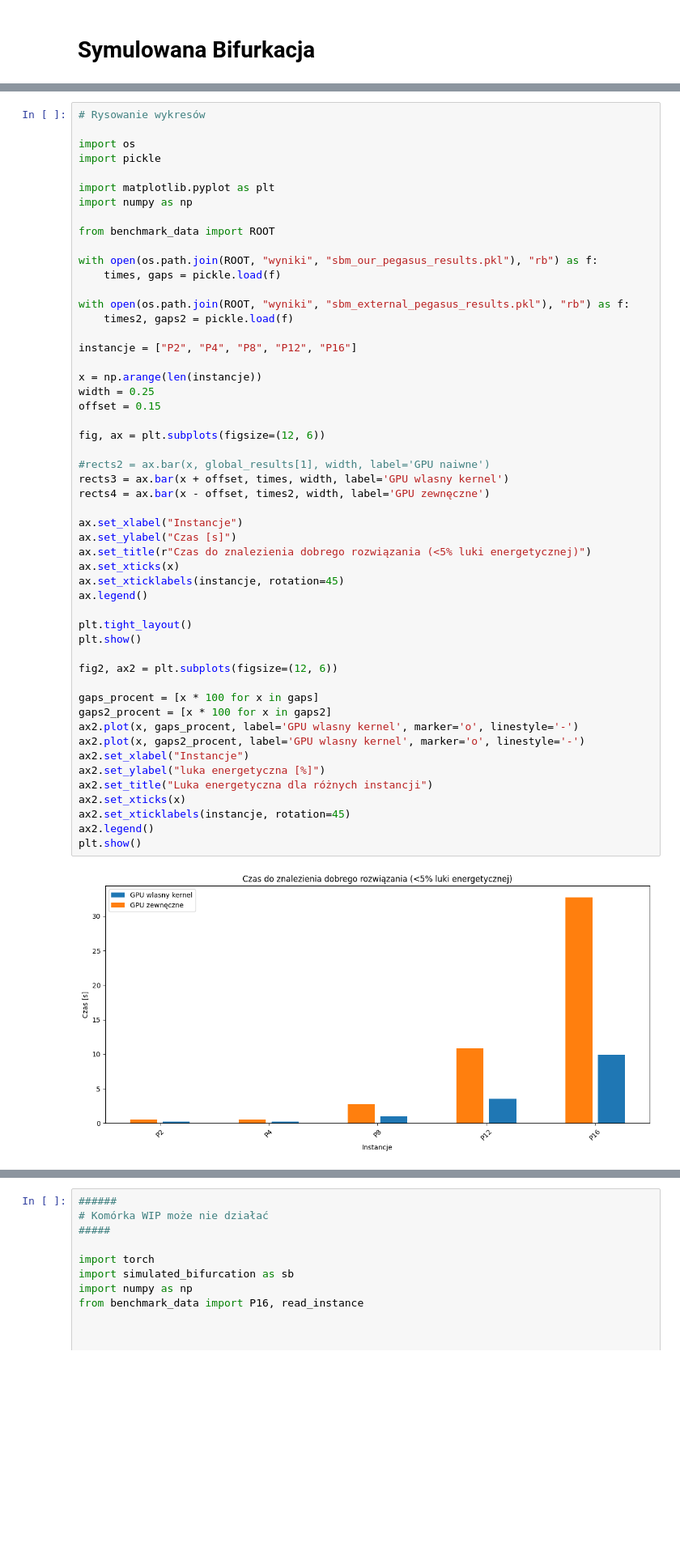
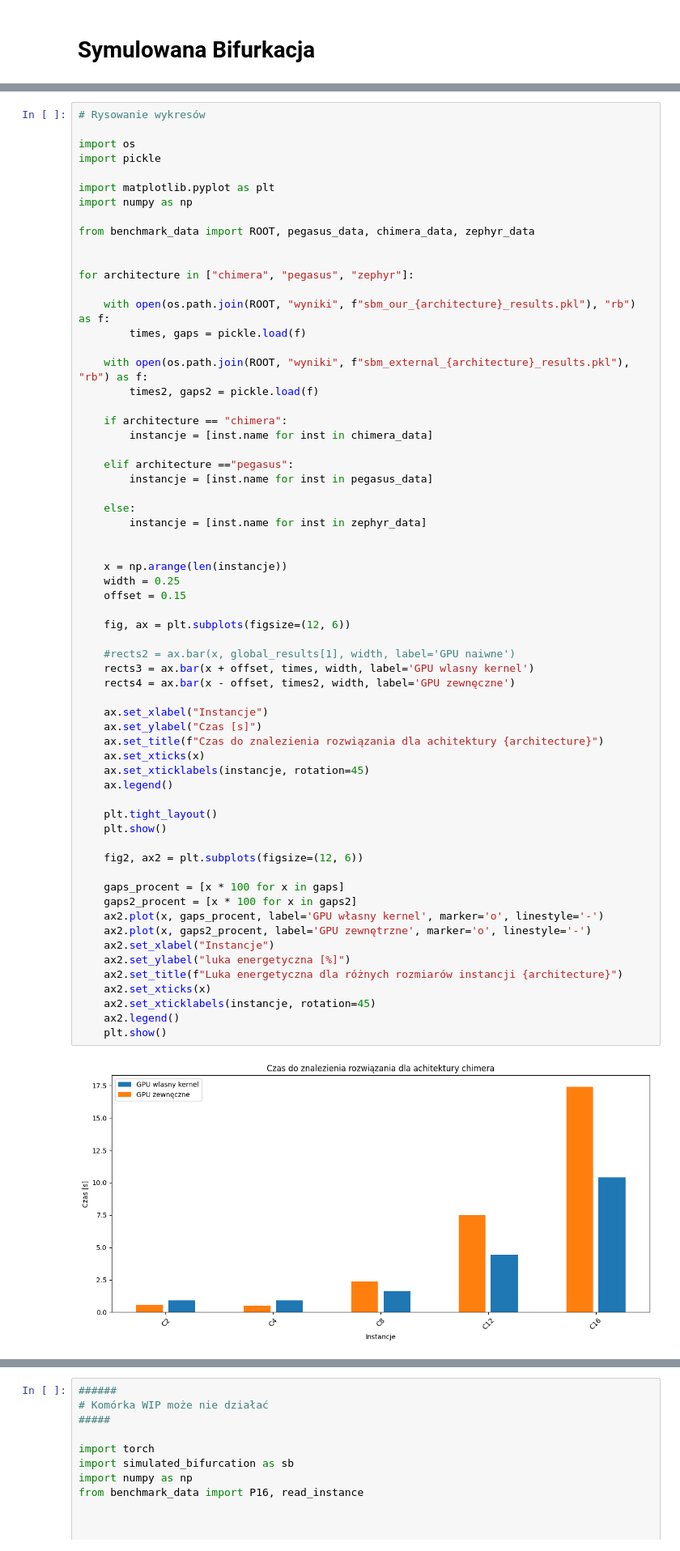
Before and after one commit to iitis/AkademiaSztukiKwantowej, a Jupyter notebook: classical_and_quantum_annealing/benchmarks/benchmarks.ipynb, the cells around one changed output, grey strips where cells are left out. Shown at 81% size. Drawn from its saved outputs; the diff is of its cells as text; blank space fills up the shorter version.

Commit message:
zephyr w benchamrkach i małe zmiany w kodzie

```diff
--- a/classical_and_quantum_annealing/benchmarks/benchmarks.ipynb
+++ b/classical_and_quantum_annealing/benchmarks/benchmarks.ipynb
@@ -132,54 +139,65 @@ with open(os.path.join(ROOT, "wyniki", "sbm_external_chimera_results.pkl"), "wb"
 # %%
 # Rysowanie wykresów
 
 import os
 import pickle
 
 import matplotlib.pyplot as plt
 import numpy as np
 
-from benchmark_data import ROOT
+from benchmark_data import ROOT, pegasus_data, chimera_data, zephyr_data
 
-with open(os.path.join(ROOT, "wyniki", "sbm_our_pegasus_results.pkl"), "rb") as f:
-    times, gaps = pickle.load(f)
 
-with open(os.path.join(ROOT, "wyniki", "sbm_external_pegasus_results.pkl"), "rb") as f:
-    times2, gaps2 = pickle.load(f)
+for architecture in ["chimera", "pegasus", "zephyr"]:
 
-instancje = ["P2", "P4", "P8", "P12", "P16"]
+    with open(os.path.join(ROOT, "wyniki", f"sbm_our_{architecture}_results.pkl"), "rb") as f:
+        times, gaps = pickle.load(f)
 
-x = np.arange(len(instancje))
-width = 0.25
-offset = 0.15
+    with open(os.path.join(ROOT, "wyniki", f"sbm_external_{architecture}_results.pkl"), "rb") as f:
+        times2, gaps2 = pickle.load(f)
 
-fig, ax = plt.subplots(figsize=(12, 6))
+    if architecture == "chimera":
+        instancje = [inst.name for inst in chimera_data]
 
-#rects2 = ax.bar(x, global_results[1], width, label='GPU naiwne')
-rects3 = ax.bar(x + offset, times, width, label='GPU wlasny kernel')
-rects4 = ax.bar(x - offset, times2, width, label='GPU zewnęczne')
+    elif architecture =="pegasus":
+        instancje = [inst.name for inst in pegasus_data]
 
-ax.set_xlabel("Instancje")
-ax.set_ylabel("Czas [s]")
-ax.set_title(r"Czas do znalezienia dobrego rozwiązania (<5% luki energetycznej)")
-ax.set_xticks(x)
-ax.set_xticklabels(instancje, rotation=45)
-ax.legend()
+    else:
+        instancje = [inst.name for inst in zephyr_data]
 
-plt.tight_layout()
-plt.show()
 
-fig2, ax2 = plt.subplots(figsize=(12, 6))
+    x = np.arange(len(instancje))
+    width = 0.25
+    offset = 0.15
 
-gaps_procent = [x * 100 for x in gaps]
-gaps2_procent = [x * 100 for x in gaps2]
-ax2.plot(x, gaps_procent, label='GPU wlasny kernel', marker='o', linestyle='-')
-ax2.plot(x, gaps2_procent, label='GPU wlasny kernel', marker='o', linestyle='-')
-ax2.set_xlabel("Instancje")
-ax2.set_ylabel("luka energetyczna [%]")
-ax2.set_title("Luka energetyczna dla różnych instancji")
-ax2.set_xticks(x)
-ax2.set_xticklabels(instancje, rotation=45)
-ax2.legend()
-plt.show()
+    fig, ax = plt.subplots(figsize=(12, 6))
+
+    #rects2 = ax.bar(x, global_results[1], width, label='GPU naiwne')
+    rects3 = ax.bar(x + offset, times, width, label='GPU wlasny kernel')
+    rects4 = ax.bar(x - offset, times2, width, label='GPU zewnęczne')
+
+    ax.set_xlabel("Instancje")
+    ax.set_ylabel("Czas [s]")
+    ax.set_title(f"Czas do znalezienia rozwiązania dla achitektury {architecture}")
+    ax.set_xticks(x)
+    ax.set_xticklabels(instancje, rotation=45)
+    ax.legend()
+
+    plt.tight_layout()
+    plt.show()
+
+    fig2, ax2 = plt.subplots(figsize=(12, 6))
+
+    gaps_procent = [x * 100 for x in gaps]
+    gaps2_procent = [x * 100 for x in gaps2]
+    ax2.plot(x, gaps_procent, label='GPU własny kernel', marker='o', linestyle='-')
+    ax2.plot(x, gaps2_procent, label='GPU zewnętrzne', marker='o', linestyle='-')
+    ax2.set_xlabel("Instancje")
+    ax2.set_ylabel("luka energetyczna [%]")
+    ax2.set_title(f"Luka energetyczna dla różnych rozmiarów instancji {architecture}")
+    ax2.set_xticks(x)
+    ax2.set_xticklabels(instancje, rotation=45)
+    ax2.legend()
+    plt.show()
 # %% [output]
-[figure, old version]
+[figure, new version]
```
Also changed, not shown: parts of 6 cells of this notebook, 12 other files.
